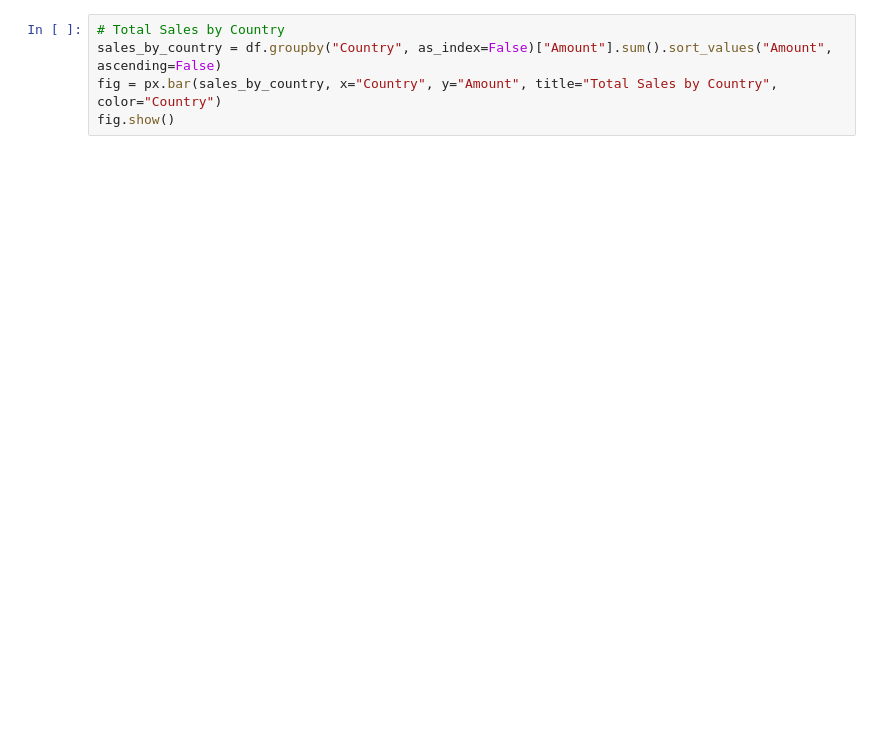
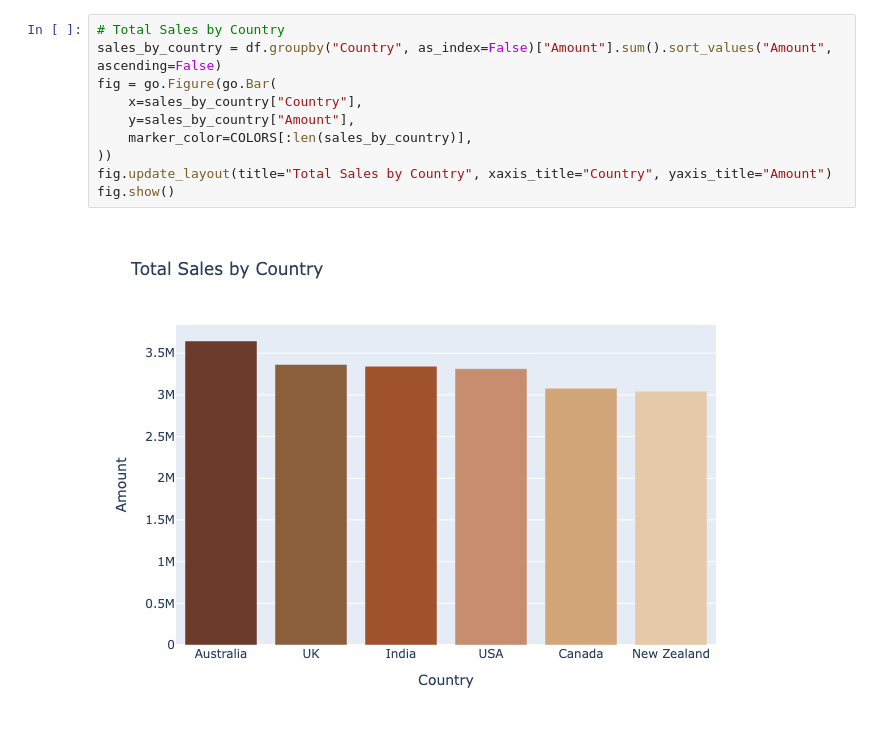
Before and after one commit to UBC-MDS/DSCI-532_2026_8_cocoaboard, a Jupyter notebook: EDA.ipynb, the cells around one changed output. Drawn from its saved outputs; the diff is of its cells as text; blank space fills up the shorter version.

```diff
--- a/EDA.ipynb
+++ b/EDA.ipynb
@@ -22,7 +68,14 @@ fig.show()
 # %%
 # Total Sales by Country
 sales_by_country = df.groupby("Country", as_index=False)["Amount"].sum().sort_values("Amount", ascending=False)
-fig = px.bar(sales_by_country, x="Country", y="Amount", title="Total Sales by Country", color="Country")
+fig = go.Figure(go.Bar(
+    x=sales_by_country["Country"],
+    y=sales_by_country["Amount"],
+    marker_color=COLORS[:len(sales_by_country)],
+))
+fig.update_layout(title="Total Sales by Country", xaxis_title="Country", yaxis_title="Amount")
 fig.show()
+# %% [output]
+[figure, added]
 # %%
 # Total Sales by Product
```
Also changed, not shown: parts of 10 cells of this notebook, 1 other file.
